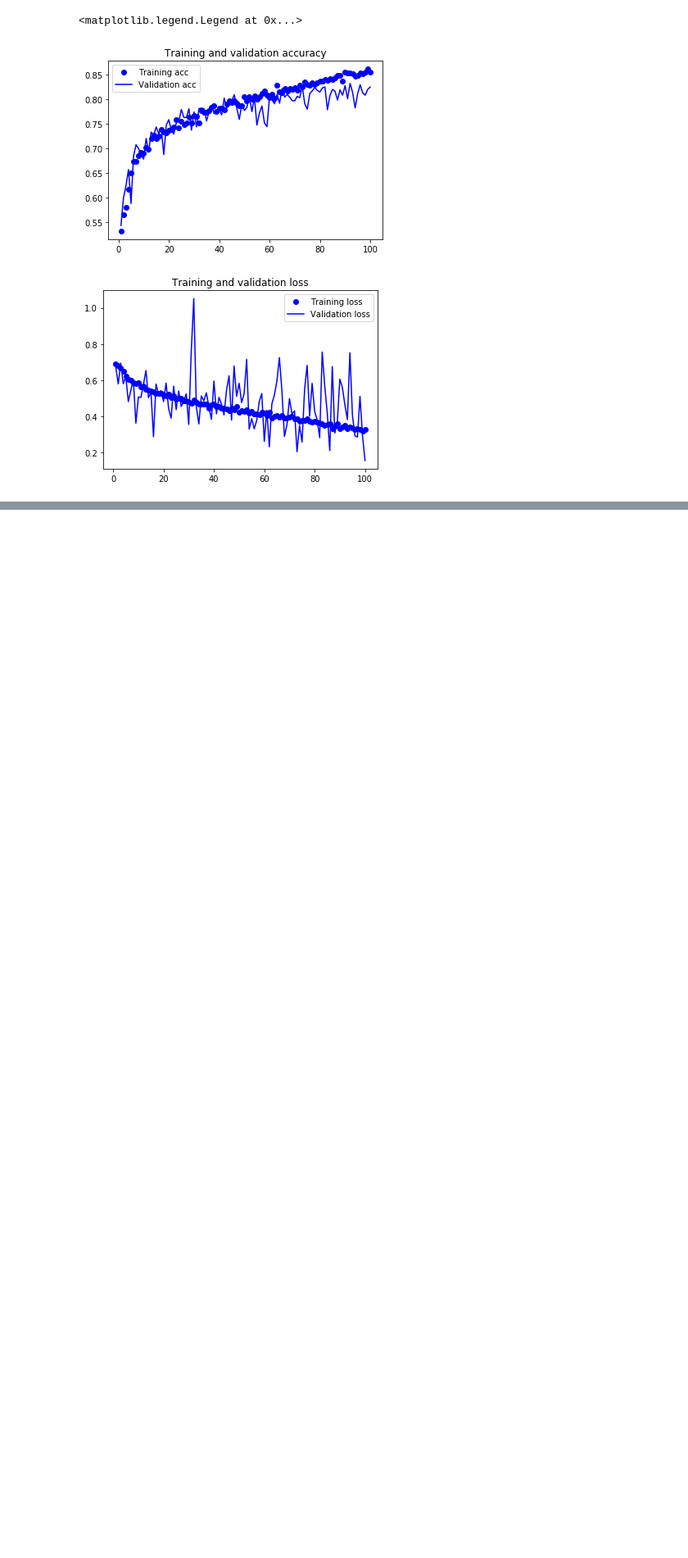
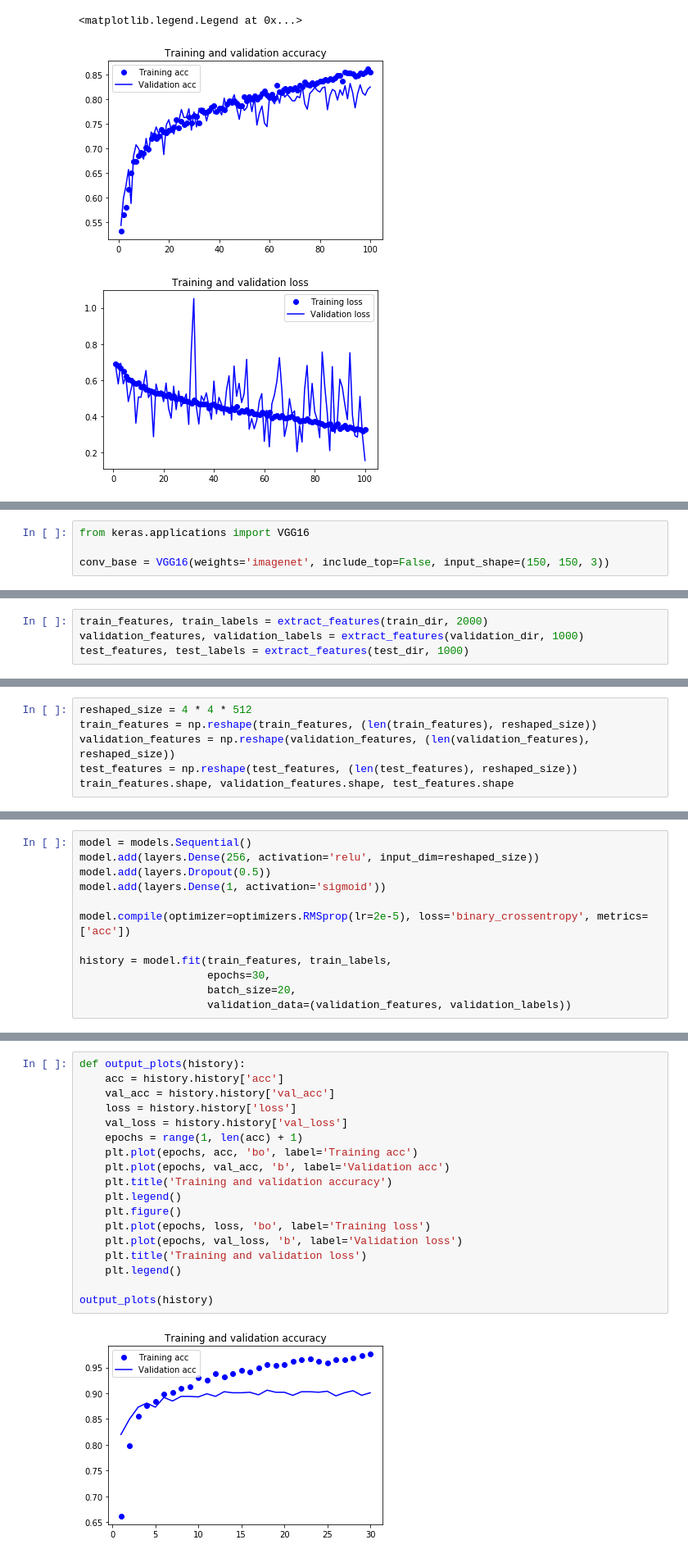
Before and after one commit to aenfield/DeepLearningWithPython, a Jupyter notebook: Conv.ipynb, the cells around one changed output, grey strips where cells are left out. Shown: that part at 82% size. Saved outputs shown, nothing was run; the diff lists cells and outputs as text; blank space fills up the shorter version.

Commit message:
Finished feature extraction including w/ data augmentation.

```diff
--- a/Conv.ipynb
+++ b/Conv.ipynb
@@ -452,0 +457,4 @@ plt.legend()
+# %%
+from keras.applications import VGG16
+
+conv_base = VGG16(weights='imagenet', include_top=False, input_shape=(150, 150, 3))
@@ -452,0 +516,4 @@ plt.legend()
+# %%
+train_features, train_labels = extract_features(train_dir, 2000)
+validation_features, validation_labels = extract_features(validation_dir, 1000)
+test_features, test_labels = extract_features(test_dir, 1000)
@@ -452,0 +533,6 @@ plt.legend()
+# %%
+reshaped_size = 4 * 4 * 512
+train_features = np.reshape(train_features, (len(train_features), reshaped_size))
+validation_features = np.reshape(validation_features, (len(validation_features), reshaped_size))
+test_features = np.reshape(test_features, (len(test_features), reshaped_size))
+train_features.shape, validation_features.shape, test_features.shape
@@ -452,0 +541,12 @@ plt.legend()
+# %%
+model = models.Sequential()
+model.add(layers.Dense(256, activation='relu', input_dim=reshaped_size))
+model.add(layers.Dropout(0.5))
+model.add(layers.Dense(1, activation='sigmoid'))
+
+model.compile(optimizer=optimizers.RMSprop(lr=2e-5), loss='binary_crossentropy', metrics=['acc'])
+
+history = model.fit(train_features, train_labels,
+                    epochs=30,
+                    batch_size=20,
+                    validation_data=(validation_features, validation_labels))
@@ -452,0 +571,20 @@ plt.legend()
+# %%
+def output_plots(history):
+    acc = history.history['acc']
+    val_acc = history.history['val_acc']
+    loss = history.history['loss']
+    val_loss = history.history['val_loss']
+    epochs = range(1, len(acc) + 1)
+    plt.plot(epochs, acc, 'bo', label='Training acc')
+    plt.plot(epochs, val_acc, 'b', label='Validation acc')
+    plt.title('Training and validation accuracy')
+    plt.legend()
+    plt.figure()
+    plt.plot(epochs, loss, 'bo', label='Training loss')
+    plt.plot(epochs, val_loss, 'b', label='Validation loss')
+    plt.title('Training and validation loss')
+    plt.legend()
+
+output_plots(history)
+# %% [output]
+[figure, added]
```
Also changed, not shown: parts of 34 cells of this notebook.
